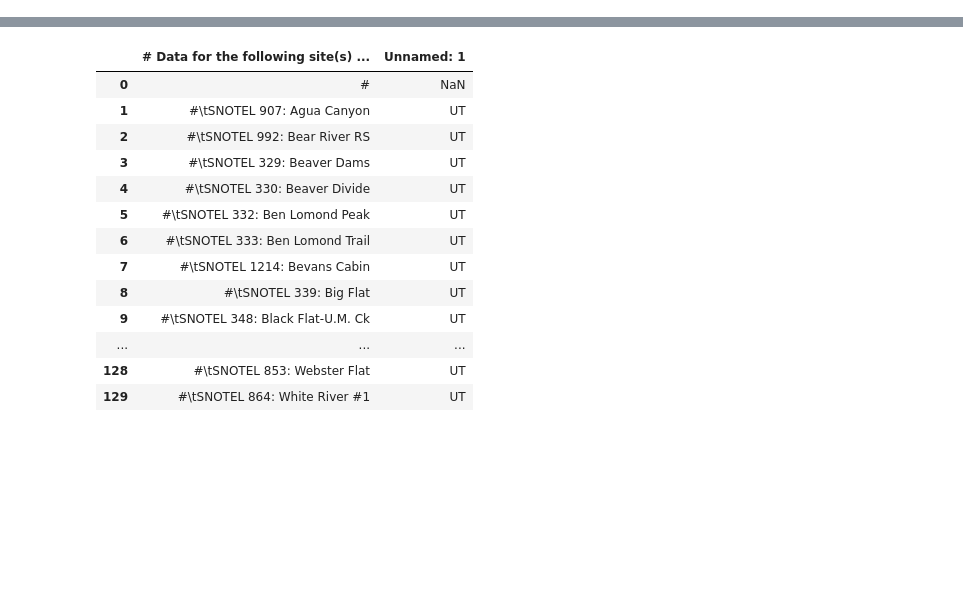
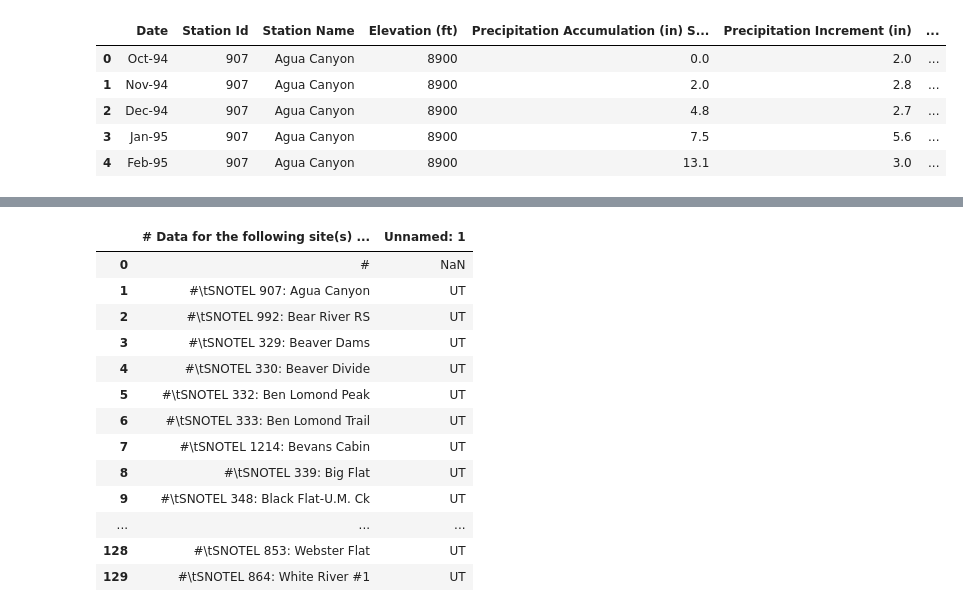
Before and after one commit to TravDraper/DS-Project, a Jupyter notebook: Snotel data project.ipynb, the cells around one changed output, grey strips where cells are left out. Saved outputs shown, nothing was run; the diff lists cells and outputs as text; code cells hidden in the pictures; blank space fills up the shorter version.

```diff
--- a/Snotel data project.ipynb
+++ b/Snotel data project.ipynb
@@ -24,0 +50,9 @@ snowfall
+# %%
+snowfall.head()
+# %% [output]
+|  | Date | Station Id | Station Name | Elevation (ft) | Precipitation Accumulation (in) S... | Precipitation Increment (in) | ... |
+| 0 | Oct-94 | 907 | Agua Canyon | 8900 | 0.0 | 2.0 | ... |
+| 1 | Nov-94 | 907 | Agua Canyon | 8900 | 2.0 | 2.8 | ... |
+| 2 | Dec-94 | 907 | Agua Canyon | 8900 | 4.8 | 2.7 | ... |
+| 3 | Jan-95 | 907 | Agua Canyon | 8900 | 7.5 | 5.6 | ... |
+| 4 | Feb-95 | 907 | Agua Canyon | 8900 | 13.1 | 3.0 | ... |
```
Also changed, not shown: parts of 21 cells of this notebook.
